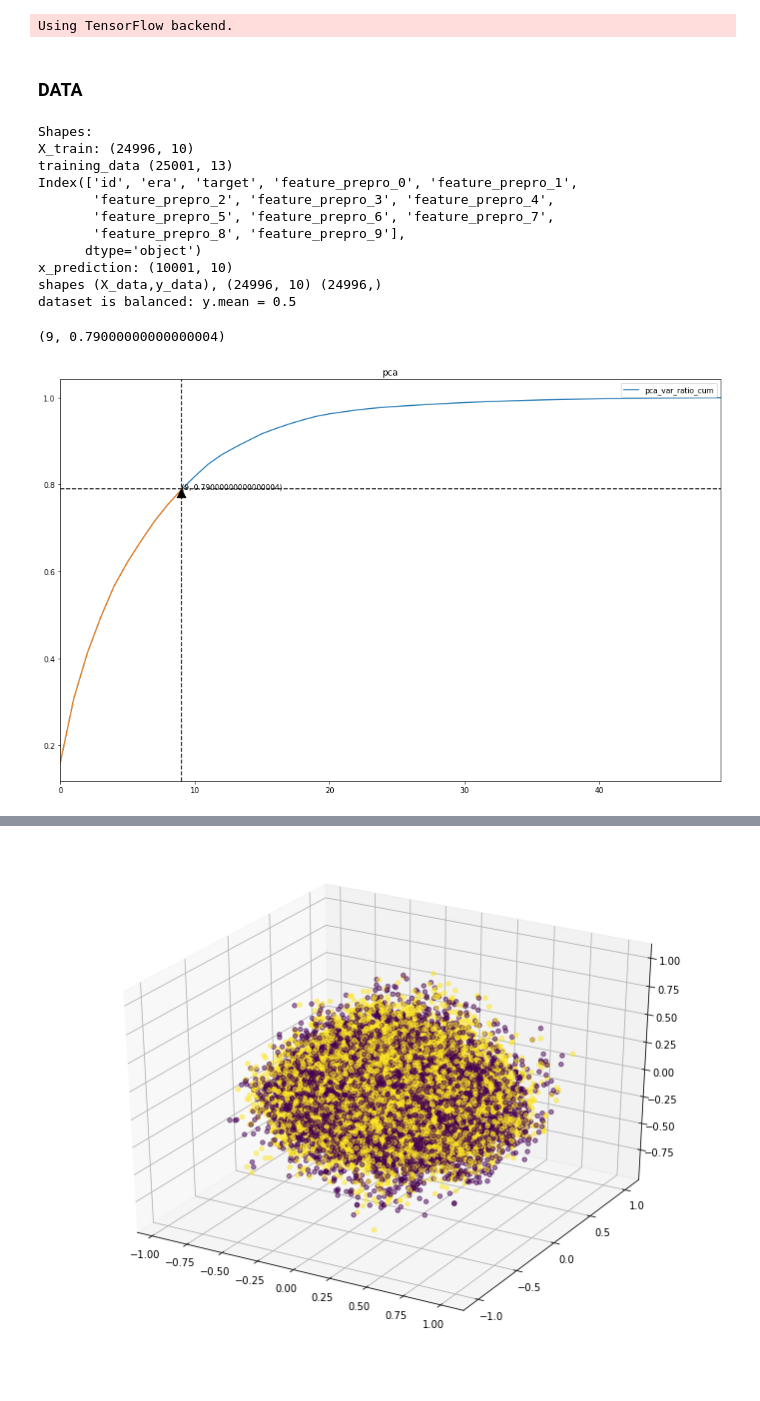
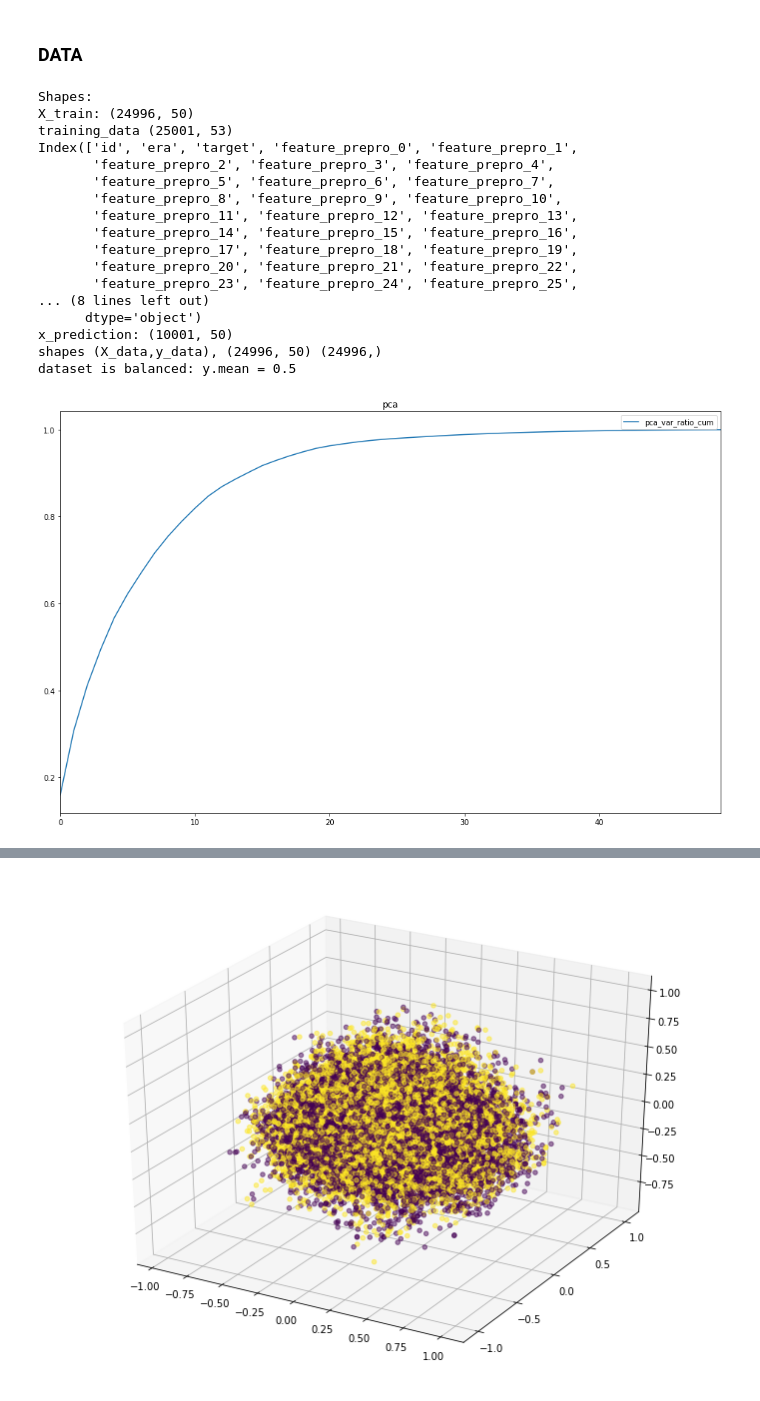
Before and after one commit to felcianofsantos/bayesian-forecast, a Jupyter notebook: notebook/bayesian-forecast.ipynb, the cells around one changed output, grey strips where cells are left out. Cells and saved outputs as stored; diff of their text form; code cells hidden in the pictures.

```diff
--- a/notebook/bayesian-forecast.ipynb
+++ b/notebook/bayesian-forecast.ipynb
@@ -28,17 +43,3 @@ pylab.rcParams['figure.figsize'] = (16.0, 10.0)
-# %%
-# use custom helper functions from src folder
-import sys
-sys.path.insert(0, '../src/')
-
-from data import *
-from inference import *
-from helpers import *
-from model_zoo import conv_lstm
-
-%load_ext autoreload
-%autoreload 2
-# %% [output]
-Using TensorFlow backend.
 # %% [markdown]
 ### DATA
 # %%
@@ -51,39 +52,41 @@ Using TensorFlow backend.
 # %%
 #new dataset with pca
 from dataset import *
-pca_comps = range(0,10)
+pca_comps = range(0,50)
 dataset = DataSet(pca_comps=pca_comps, frac=1)
 X_data, y_data, X_test, y_test = dataset.get_train_and_val()
 print('shapes (X_data,y_data),', X_data.shape, y_data.shape)
 print('dataset is balanced: y.mean =', y_data.mean())
 # %% [output]
 Shapes:
-X_train: (24996, 10)
-training_data (25001, 13)
+X_train: (24996, 50)
+training_data (25001, 53)
 Index(['id', 'era', 'target', 'feature_prepro_0', 'feature_prepro_1',
        'feature_prepro_2', 'feature_prepro_3', 'feature_prepro_4',
        'feature_prepro_5', 'feature_prepro_6', 'feature_prepro_7',
-       'feature_prepro_8', 'feature_prepro_9'],
+       'feature_prepro_8', 'feature_prepro_9', 'feature_prepro_10',
+       'feature_prepro_11', 'feature_prepro_12', 'feature_prepro_13',
+       'feature_prepro_14', 'feature_prepro_15', 'feature_prepro_16',
+       'feature_prepro_17', 'feature_prepro_18', 'feature_prepro_19',
+       'feature_prepro_20', 'feature_prepro_21', 'feature_prepro_22',
+       'feature_prepro_23', 'feature_prepro_24', 'feature_prepro_25',
+... (8 lines left out)
       dtype='object')
-x_prediction: (10001, 10)
-shapes (X_data,y_data), (24996, 10) (24996,)
+x_prediction: (10001, 50)
+shapes (X_data,y_data), (24996, 50) (24996,)
 dataset is balanced: y.mean = 0.5
-# %%
-xypt
-# %% [output]
-(9, 0.79000000000000004)
 # %%
 pca_cum_var_expl = pd.DataFrame({'pca_var_ratio_cum':dataset.pca.explained_variance_ratio_}).cumsum()
 ax = pca_cum_var_expl.plot(title='pca')
-xypt = (9, np.round(pca_cum_var_expl.loc[pca_comps].values[9][0],2))
-ax.axvline(xypt[0], color='k', linestyle='--')
-ax.axhline(xypt[1], color='k', linestyle='--')
-ax.annotate(xypt, xy=xypt,
-            arrowprops=dict(facecolor='black'),
-            )
-ax.plot(pca_comps, pca_cum_var_expl.values[0:10,0]);
+# xypt = (9, np.round(pca_cum_var_expl.loc[pca_comps].values[9][0],2))
+# ax.axvline(xypt[0], color='k', linestyle='--')
+# ax.axhline(xypt[1], color='k', linestyle='--')
+# ax.annotate(xypt, xy=xypt,
+#             arrowprops=dict(facecolor='black'),
+#             )
+# ax.plot(pca_comps, pca_cum_var_expl.values[0:10,0]);
 # %% [output]
-[figure, old version]
+[figure, new version]
 # %%
 df = pd.DataFrame(X_data)
 df['target'] = y_data
```
Also changed, not shown: parts of 29 cells of this notebook, 1 other file.
